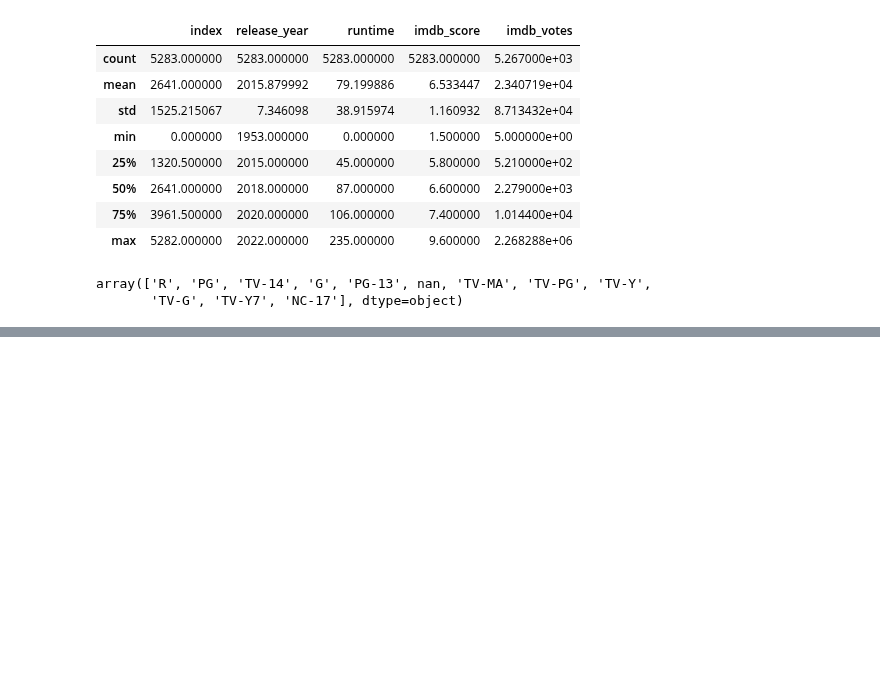
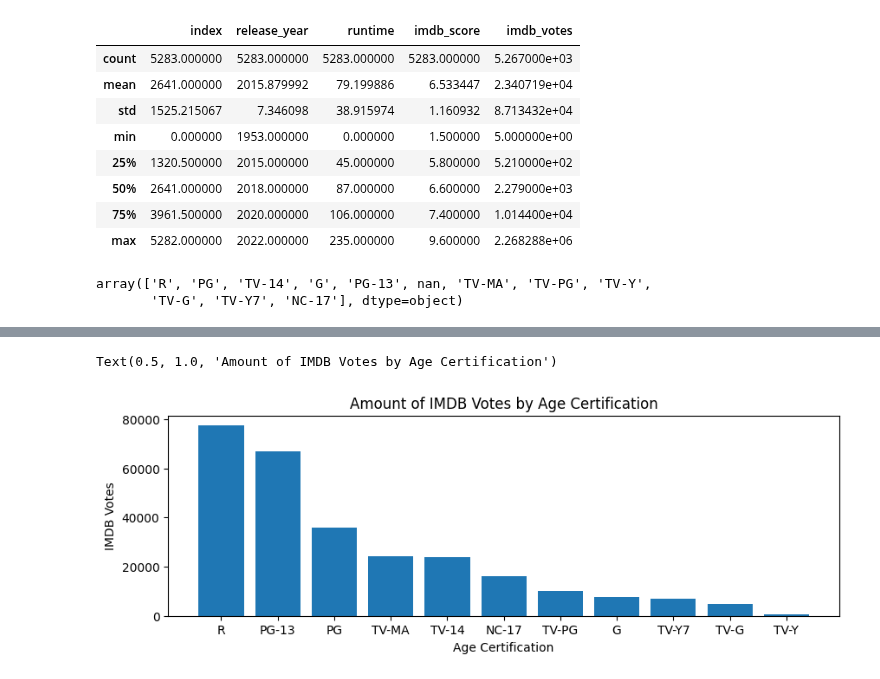
Before and after one commit to bnur-yildirim/Hi-Kod-Data-Science-Bootcamp, a Jupyter notebook: netflix-analysis.ipynb, the cells around one changed output, grey strips where cells are left out. Saved outputs shown, nothing was run; the diff lists cells and outputs as text; code cells hidden in the pictures; blank space fills up the shorter version.

```diff
--- a/netflix-analysis.ipynb
+++ b/netflix-analysis.ipynb
@@ -77,0 +58,10 @@ memory usage: 454.1+ KB
+# %%
+age_category_votes = netflix.groupby("age_certification")[["imdb_votes"]].mean().reset_index().sort_values(by="imdb_votes", ascending=False)
+plt.figure(figsize=(10,3))
+plt.bar(x="age_certification", height="imdb_votes", data=age_category_votes)
+plt.xlabel("Age Certification")
+plt.ylabel("IMDB Votes")
+plt.title("Amount of IMDB Votes by Age Certification")
+# %% [output]
+Text(0.5, 1.0, 'Amount of IMDB Votes by Age Certification')
+[figure, added]
```
Also changed, not shown: parts of 5 cells of this notebook.
